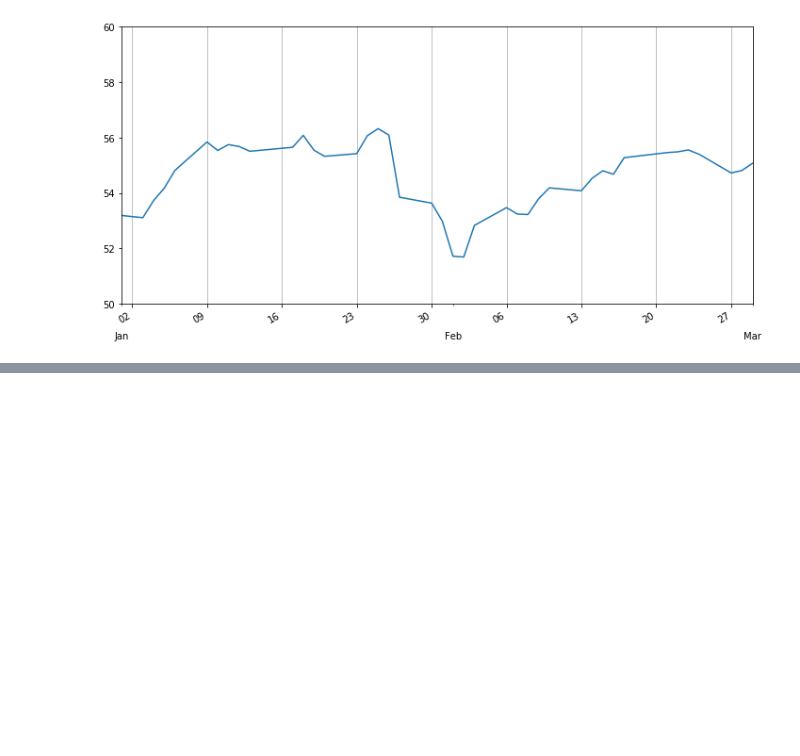
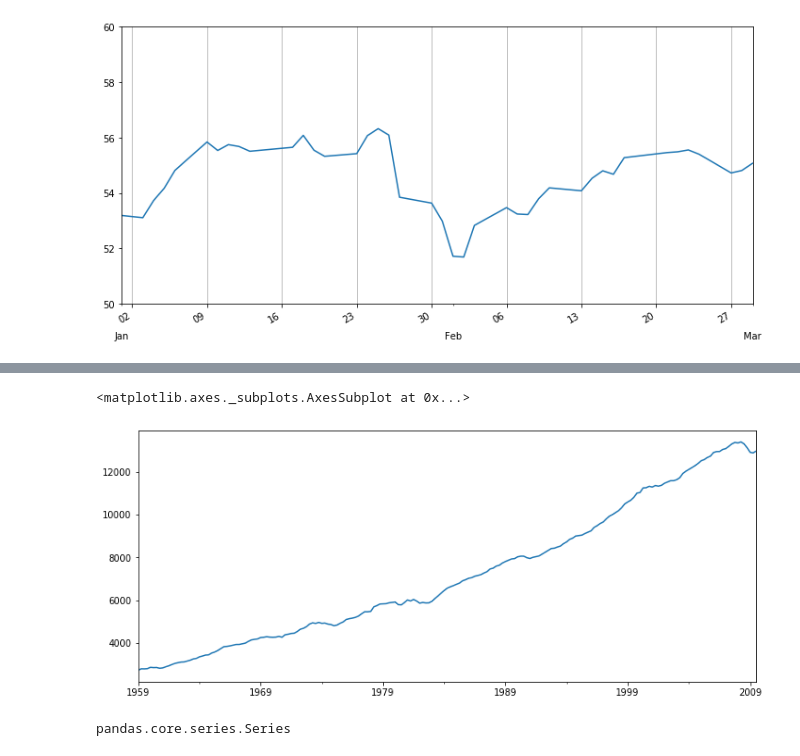
Before and after one commit to christianthieme/Python-for-Time-Series-Data-Analysis, a Jupyter notebook: Pandas for Time Series Analysis.ipynb, the cells around one changed output, grey strips where cells are left out. Cells and saved outputs as stored; diff of their text form; code cells hidden in the pictures; blank space fills up the shorter version.

```diff
--- a/Pandas for Time Series Analysis.ipynb
+++ b/Pandas for Time Series Analysis.ipynb
@@ -318,0 +334,4 @@ ax.xaxis.grid(True)
+# %%
+#when using the hodrick prescott method for lambda we use 1600 for quarterly, 6.25 for yearly, 129,600 for monthly
+df = pd.read_csv(r'C:\Users\chris\OneDrive\Personal Python Projects\UDEMY_TSA_FINAL\Data\macrodata.csv', index_col = 0, parse_dates= True)
+df.head()
@@ -318,0 +345,5 @@ ax.xaxis.grid(True)
+# %%
+df['realgdp'].plot(figsize = (12,5))
+# %% [output]
+<matplotlib.axes._subplots.AxesSubplot at 0x...>
+[figure, added]
@@ -318,0 +355,4 @@ ax.xaxis.grid(True)
+# %%
+type(gdp_trend)
+# %% [output]
+pandas.core.series.Series
```
Also changed, not shown: parts of 56 cells of this notebook.
